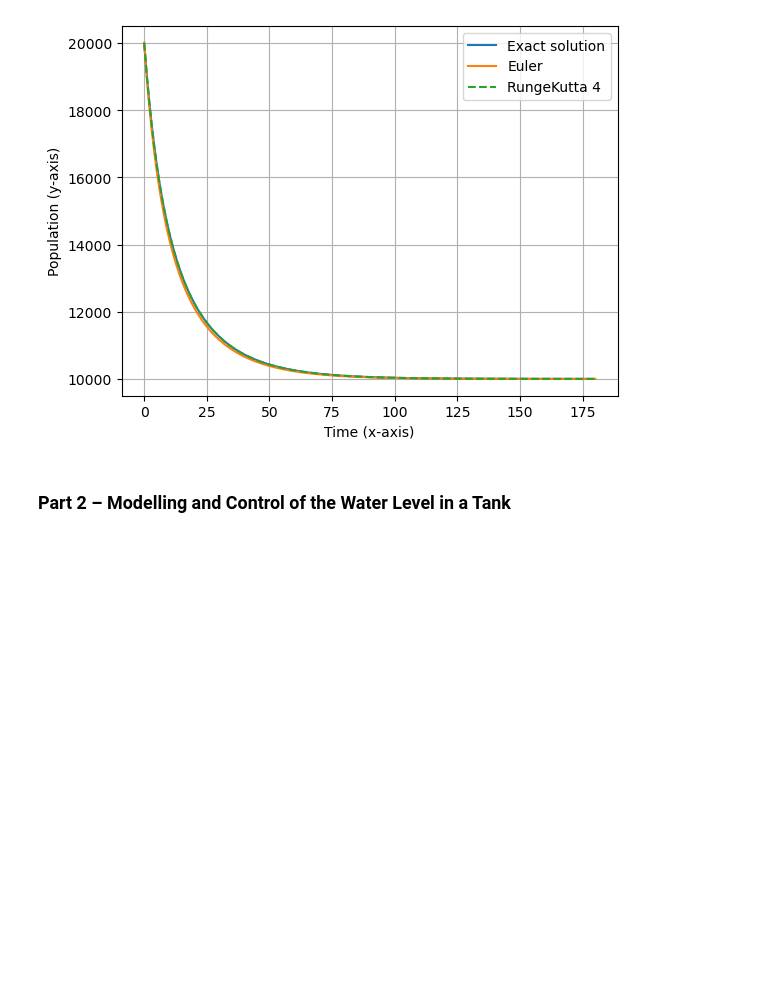
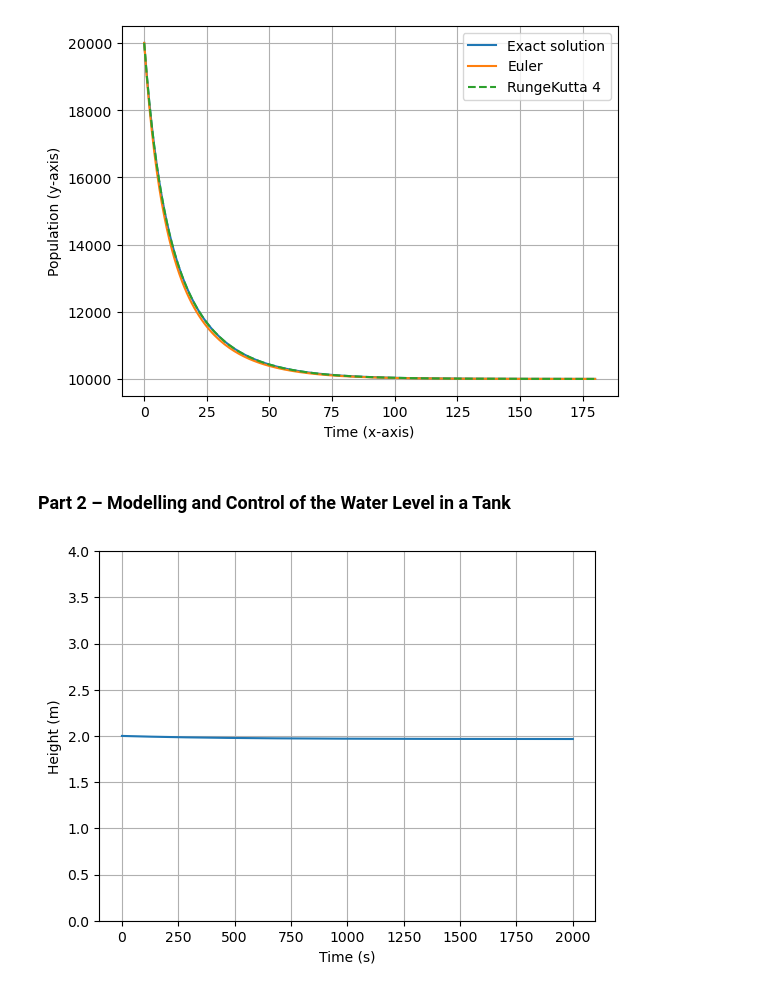
Before and after one commit to 267192/MOD300, a Jupyter notebook: Project 2.ipynb, the cells around one changed output. Cells and saved outputs as stored; diff of their text form; code cells hidden in the pictures; blank space fills up the shorter version.

```diff
--- a/Project 2.ipynb
+++ b/Project 2.ipynb
@@ -510,3 +510,54 @@ main()
 [figure]
 # %% [markdown]
 ### Part 2 – Modelling and Control of the Water Level in a Tank
+# %%
+import math
+import matplotlib.pyplot as plt
+
+timestep=1 #s
+time = 0 #s
+endtime = 2000 #s
+qin = 0.03333 #m3/s Inflow rate (2000 L/m)
+rho = 1000 # density of fluid kg/m3
+k = 0.002
+keff = k*math.sqrt(rho)
+z = 0.12 #initial valve opening
+g = 9.81 #m/s2
+h_old = 2 #Initial height of water in tank in m
+A = 4 #area of tank in m2
+
+qout = keff*z*math.sqrt(g*h_old) #m3/s
+
+h = [] #liquid level h
+t = [] #time
+#Include lists for flowrate in, flowrate out and valve opening
+flowrate_in = []
+flowrate_out = []
+valve_opening = []
+
+
+#inital values to lists
+h.append(h_old)
+t.append(time)
+
+while (time<endtime): #controls the time simulation
+    h_new = h_old + 1 / A * (qin - qout) * timestep #calculates new height with euler
+
+    time = time + timestep #updates time
+
+
+    qout = keff*z*math.sqrt(g*h_new) #updates qout
+
+    h.append(h_new) #adds new height to list
+    t.append(time) #adds new time to list
+
+    h_old = h_new #updates old height
+
+plt.plot(t,h)
+plt.xlabel('Time (s)')
+plt.ylabel('Height (m)')
+plt.grid(True)
+plt.ylim(ymin=0,ymax=4)
+plt.show()
+# %% [output]
+[figure, added]
```
Also changed, not shown: parts of 7 cells of this notebook, 6 other files.
